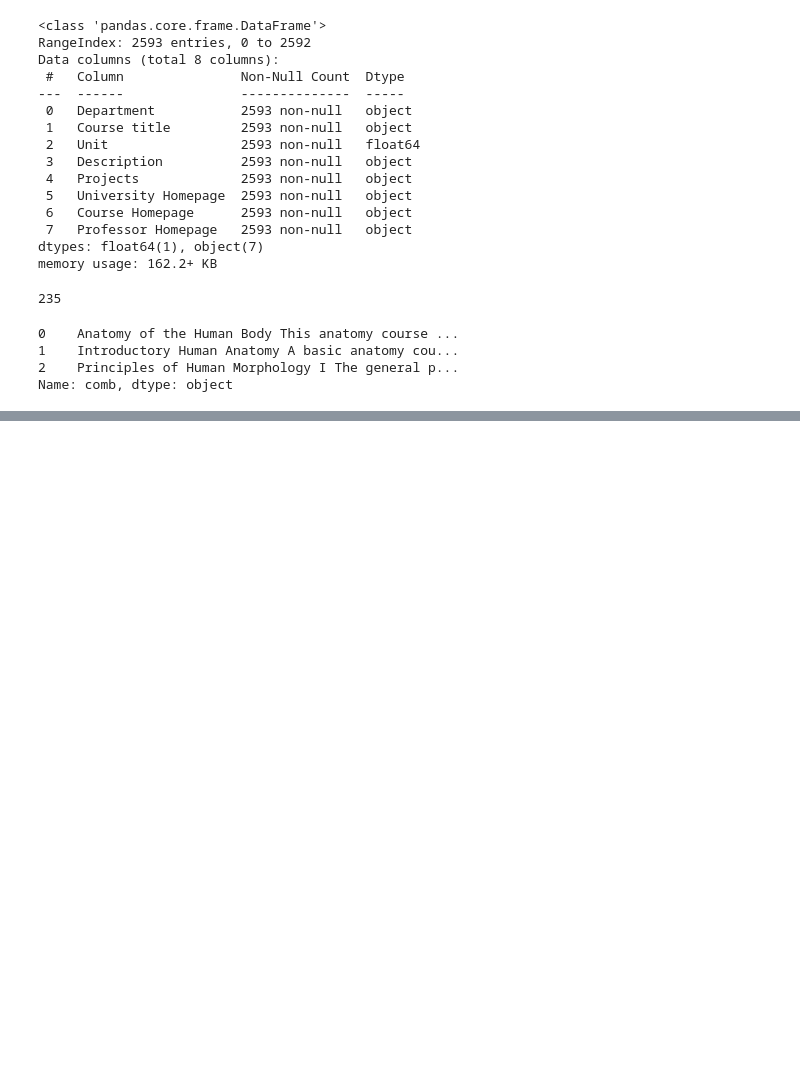
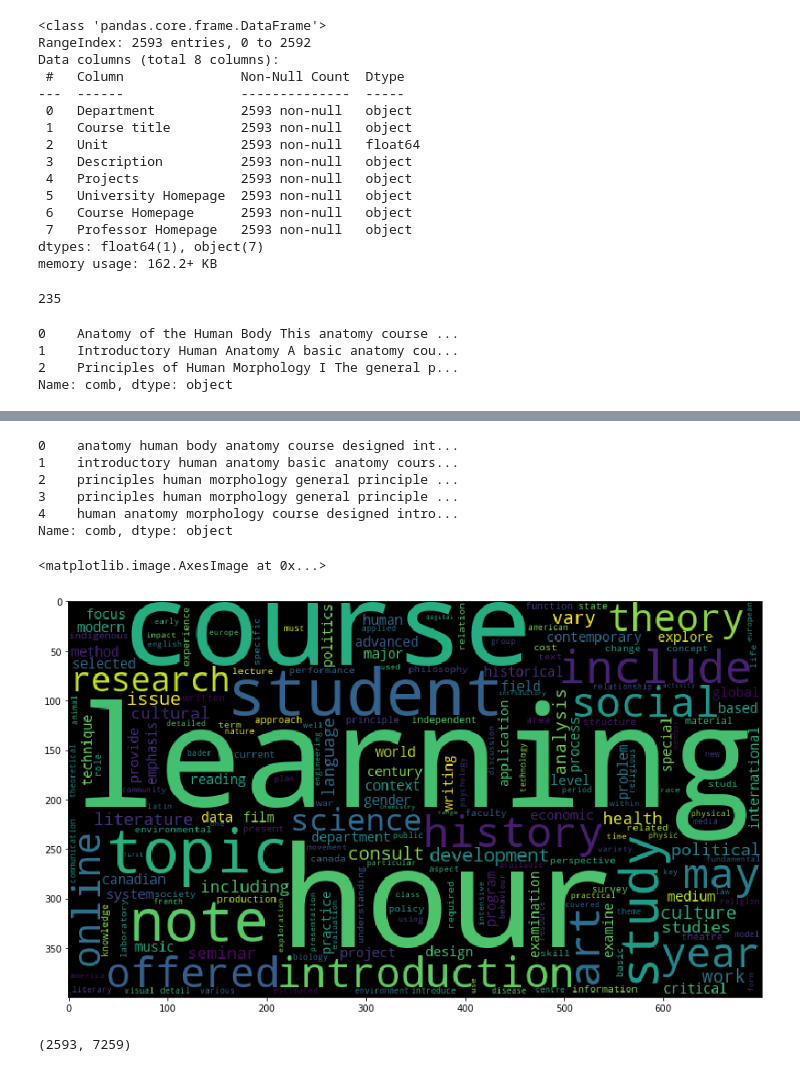
Before and after one commit to amireol/KeywordExtensionOfQueenUniversityCourses, a Jupyter notebook: Untitled.ipynb, the cells around one changed output, grey strips where cells are left out. Drawn from its saved outputs; the diff is of its cells as text; code cells hidden in the pictures; blank space fills up the shorter version.

```diff
--- a/Untitled.ipynb
+++ b/Untitled.ipynb
@@ -73,3 +111,3 @@ from nltk.tokenize import word_tokenize
 # %%
 ps = PorterStemmer()
-df[ps.stem(sentence) for sentence in df['comb']]
+df['comb'] = [ps.stem(sentence) for sentence in df['comb']]
@@ -93,0 +126,31 @@ df[ps.stem(sentence) for sentence in df['comb']]
+# %%
+stop_words = set(stopwords.words('english'))
+li = []
+for sentence in df['comb']:
+    word_tokens = word_tokenize(sentence)
+    filtered_sentence = " ".join([w for w in word_tokens if not w in stop_words])
+    li.append(filtered_sentence)
+
+df['comb'] = li
+# %%
+import re
+li = []
+for sentence in df['comb']:
+    regex = re.compile('[^a-zA-Z]')
+    reged = regex.sub(' ', sentence)
+    word_tokens = word_tokenize(reged)
+    woli = []
+    for word in word_tokens:
+        if len(word) > 2:
+            woli.append(word)
+    li.append(" ".join(woli))
+df['comb'] = li
+# %%
+df['comb'].head()
+# %% [output]
+0    anatomy human body anatomy course designed int...
+1    introductory human anatomy basic anatomy cours...
+2    principles human morphology general principle ...
+3    principles human morphology general principle ...
+4    human anatomy morphology course designed intro...
+Name: comb, dtype: object
@@ -93,0 +160,10 @@ df[ps.stem(sentence) for sentence in df['comb']]
+# %%
+word_cloud = WordCloud(collocations = False, background_color = 'black',width=700, height=400).generate(" ".join(df['comb']))
+# %%
+fig, ax = plt.subplots(figsize=(18, 8))
+ax.imshow(word_cloud, interpolation='nearest')
+# tight_layout()
+# p = plt.imshow(word_cloud,interpolation='bilinear', aspect='auto')
+# %% [output]
+<matplotlib.image.AxesImage at 0x...>
+[figure, added]
@@ -93,0 +178,4 @@ df[ps.stem(sentence) for sentence in df['comb']]
+# %%
+te_ary.shape
+# %% [output]
+(2593, 7259)
```
Also changed, not shown: parts of 18 cells of this notebook.
